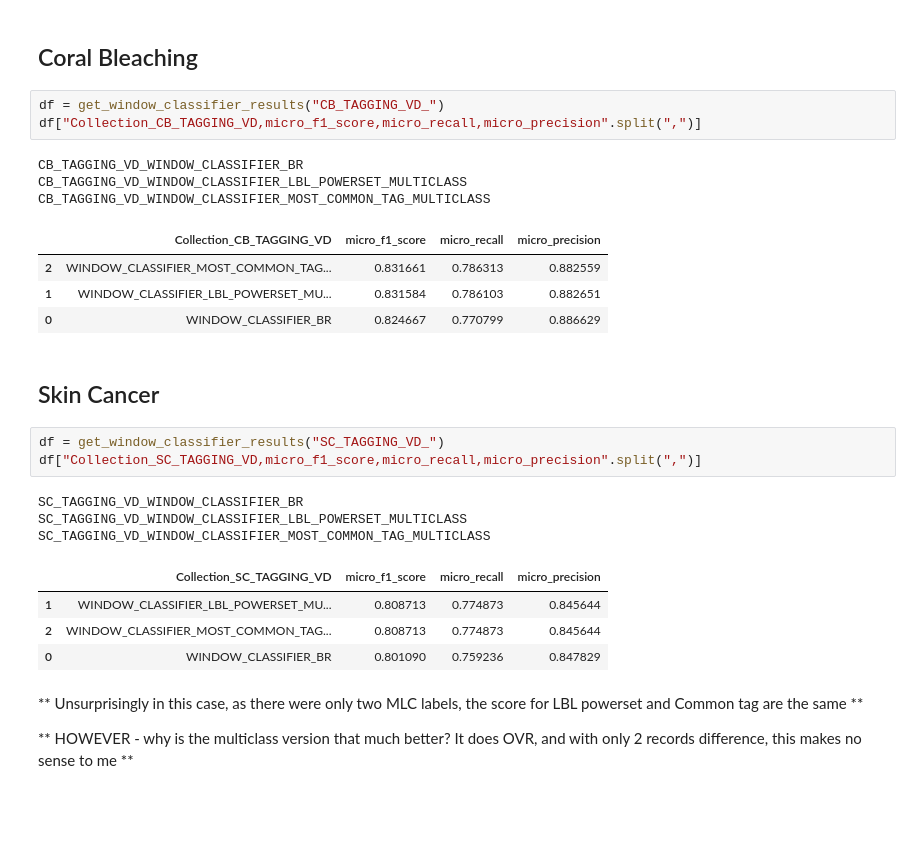
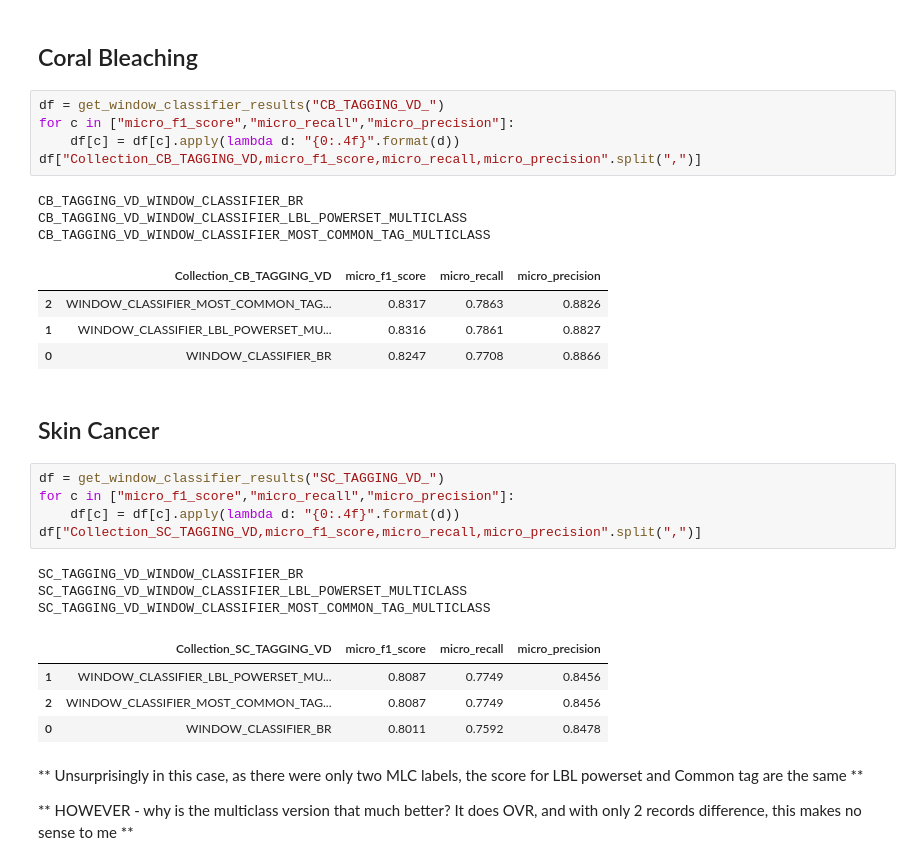
Before and after one commit to simonhughes22/PythonNlpResearch, a Jupyter notebook: notebooks/Mongo Queries/Query Model Hyper Parameter Tuning Results.ipynb, the cells around one changed output. Drawn from its saved outputs; the diff is of its cells as text; blank space fills up the shorter version.

```diff
--- a/notebooks/Mongo Queries/Query Model Hyper Parameter Tuning Results.ipynb
+++ b/notebooks/Mongo Queries/Query Model Hyper Parameter Tuning Results.ipynb
@@ -117,28 +117,32 @@ def get_window_classifier_results(prefix):
 ## Coral Bleaching
 # %%
 df = get_window_classifier_results("CB_TAGGING_VD_")
+for c in ["micro_f1_score","micro_recall","micro_precision"]:
+    df[c] = df[c].apply(lambda d: "{0:.4f}".format(d))
 df["Collection_CB_TAGGING_VD,micro_f1_score,micro_recall,micro_precision".split(",")]
 # %% [output]
 CB_TAGGING_VD_WINDOW_CLASSIFIER_BR
 CB_TAGGING_VD_WINDOW_CLASSIFIER_LBL_POWERSET_MULTICLASS
 CB_TAGGING_VD_WINDOW_CLASSIFIER_MOST_COMMON_TAG_MULTICLASS
 |  | Collection_CB_TAGGING_VD | micro_f1_score | micro_recall | micro_precision |
-| 2 | WINDOW_CLASSIFIER_MOST_COMMON_TAG... | 0.831661 | 0.786313 | 0.882559 |
-| 1 | WINDOW_CLASSIFIER_LBL_POWERSET_MU... | 0.831584 | 0.786103 | 0.882651 |
-| 0 | WINDOW_CLASSIFIER_BR | 0.824667 | 0.770799 | 0.886629 |
+| 2 | WINDOW_CLASSIFIER_MOST_COMMON_TAG... | 0.8317 | 0.7863 | 0.8826 |
+| 1 | WINDOW_CLASSIFIER_LBL_POWERSET_MU... | 0.8316 | 0.7861 | 0.8827 |
+| 0 | WINDOW_CLASSIFIER_BR | 0.8247 | 0.7708 | 0.8866 |
 # %% [markdown]
 ## Skin Cancer
 # %%
 df = get_window_classifier_results("SC_TAGGING_VD_")
+for c in ["micro_f1_score","micro_recall","micro_precision"]:
+    df[c] = df[c].apply(lambda d: "{0:.4f}".format(d))
 df["Collection_SC_TAGGING_VD,micro_f1_score,micro_recall,micro_precision".split(",")]
 # %% [output]
 SC_TAGGING_VD_WINDOW_CLASSIFIER_BR
 SC_TAGGING_VD_WINDOW_CLASSIFIER_LBL_POWERSET_MULTICLASS
 SC_TAGGING_VD_WINDOW_CLASSIFIER_MOST_COMMON_TAG_MULTICLASS
 |  | Collection_SC_TAGGING_VD | micro_f1_score | micro_recall | micro_precision |
-| 1 | WINDOW_CLASSIFIER_LBL_POWERSET_MU... | 0.808713 | 0.774873 | 0.845644 |
-| 2 | WINDOW_CLASSIFIER_MOST_COMMON_TAG... | 0.808713 | 0.774873 | 0.845644 |
-| 0 | WINDOW_CLASSIFIER_BR | 0.801090 | 0.759236 | 0.847829 |
+| 1 | WINDOW_CLASSIFIER_LBL_POWERSET_MU... | 0.8087 | 0.7749 | 0.8456 |
+| 2 | WINDOW_CLASSIFIER_MOST_COMMON_TAG... | 0.8087 | 0.7749 | 0.8456 |
+| 0 | WINDOW_CLASSIFIER_BR | 0.8011 | 0.7592 | 0.8478 |
 # %% [markdown]
 ** Unsurprisingly in this case, as there were only two MLC labels, the score for LBL powerset and Common tag are the same **
 
```
Also changed, not shown: 7 other files.
